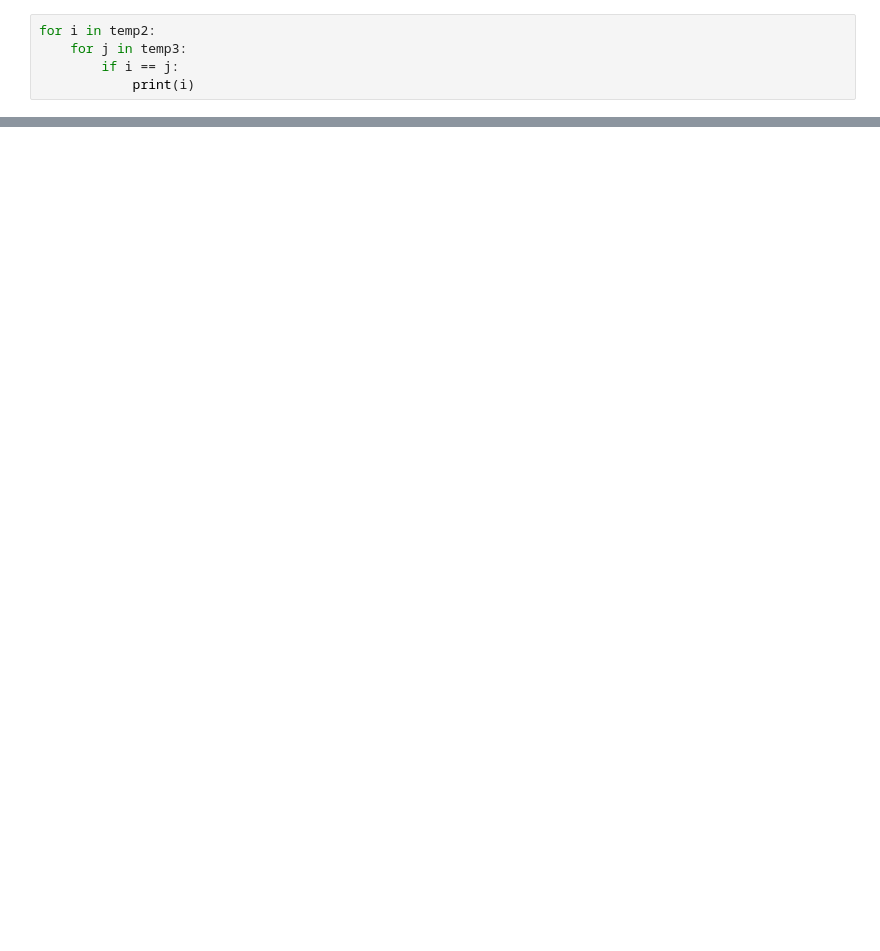
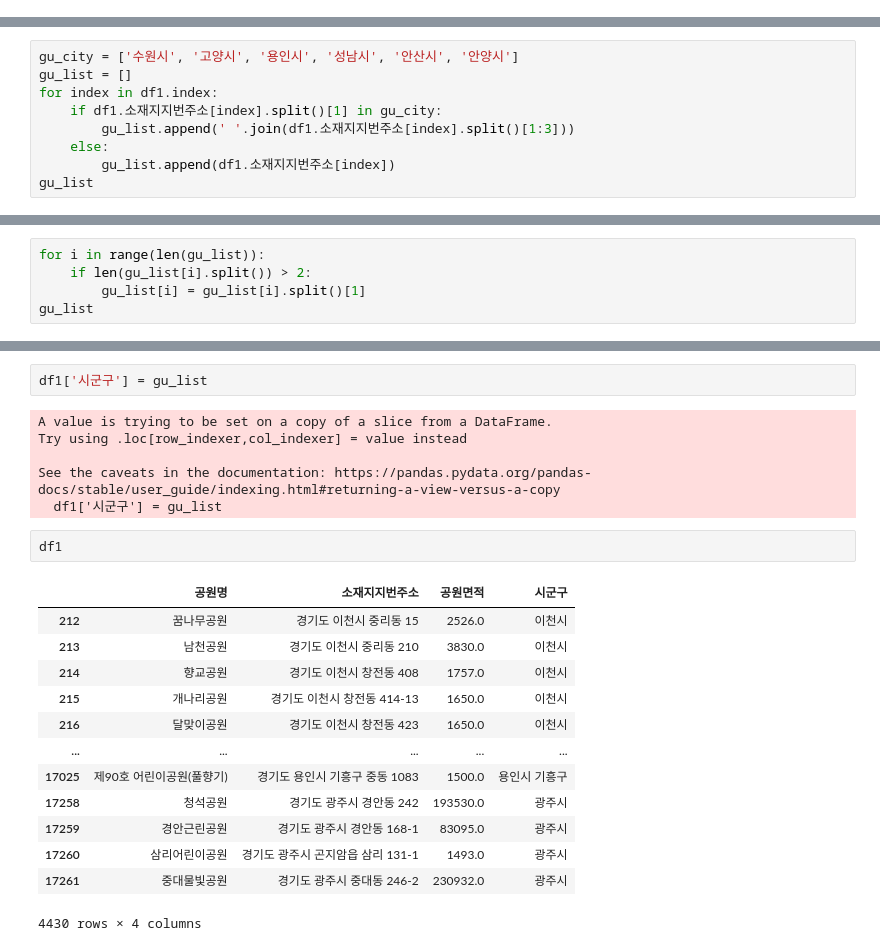
Before and after one commit to rawmouse96/DataAnalysis, a Jupyter notebook: 00.test.ipynb, the cells around one changed output, grey strips where cells are left out. Cells and saved outputs as stored; diff of their text form; blank space fills up the shorter version.

```diff
--- a/00.test.ipynb
+++ b/00.test.ipynb
@@ -79,5 +51,0 @@ temp3 = [[[126.76236682035514,37.51516388559986],[126.79948253277924,37.50297839
-# %%
-for i in temp2:
-    for j in temp3:
-        if i == j:
-            print(i)
@@ -89,0 +68,9 @@ str_city
+# %%
+gu_city = ['수원시', '고양시', '용인시', '성남시', '안산시', '안양시']
+gu_list = []
+for index in df1.index:
+    if df1.소재지지번주소[index].split()[1] in gu_city:
+        gu_list.append(' '.join(df1.소재지지번주소[index].split()[1:3]))
+    else:
+        gu_list.append(df1.소재지지번주소[index])
+gu_list
@@ -89,0 +95,5 @@ str_city
+# %%
+for i in range(len(gu_list)):
+    if len(gu_list[i].split()) > 2:
+        gu_list[i] = gu_list[i].split()[1]
+gu_list
@@ -89,0 +118,24 @@ str_city
+# %%
+df1['시군구'] = gu_list
+# %% [output]
+A value is trying to be set on a copy of a slice from a DataFrame.
+Try using .loc[row_indexer,col_indexer] = value instead
+
+See the caveats in the documentation: https://pandas.pydata.org/pandas-docs/stable/user_guide/indexing.html#returning-a-view-versus-a-copy
+  df1['시군구'] = gu_list
+# %%
+df1
+# %% [output]
+|  | 공원명 | 소재지지번주소 | 공원면적 | 시군구 |
+| 212 | 꿈나무공원 | 경기도 이천시 중리동 15 | 2526.0 | 이천시 |
+| 213 | 남천공원 | 경기도 이천시 중리동 210 | 3830.0 | 이천시 |
+| 214 | 향교공원 | 경기도 이천시 창전동 408 | 1757.0 | 이천시 |
+| 215 | 개나리공원 | 경기도 이천시 창전동 414-13 | 1650.0 | 이천시 |
+| 216 | 달맞이공원 | 경기도 이천시 창전동 423 | 1650.0 | 이천시 |
+| ... | ... | ... | ... | ... |
+| 17025 | 제90호 어린이공원(풀향기) | 경기도 용인시 기흥구 중동 1083 | 1500.0 | 용인시 기흥구 |
+| 17258 | 청석공원 | 경기도 광주시 경안동 242 | 193530.0 | 광주시 |
+| 17259 | 경안근린공원 | 경기도 광주시 경안동 168-1 | 83095.0 | 광주시 |
+| 17260 | 삼리어린이공원 | 경기도 광주시 곤지암읍 삼리 131-1 | 1493.0 | 광주시 |
+| 17261 | 중대물빛공원 | 경기도 광주시 중대동 246-2 | 230932.0 | 광주시 |
+4430 rows × 4 columns
```
Also changed, not shown: parts of 28 cells of this notebook, 10 other files.
